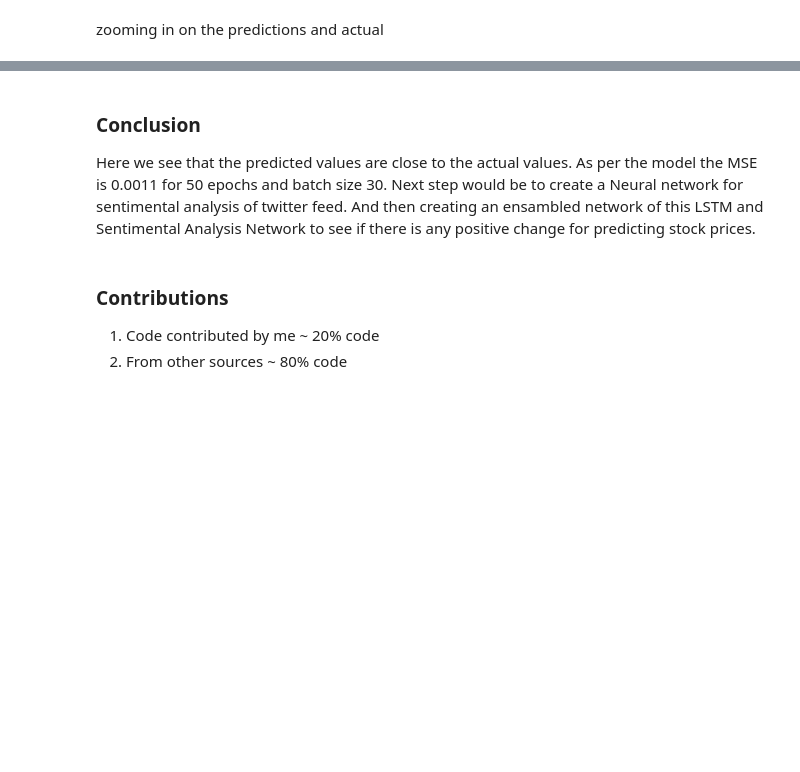
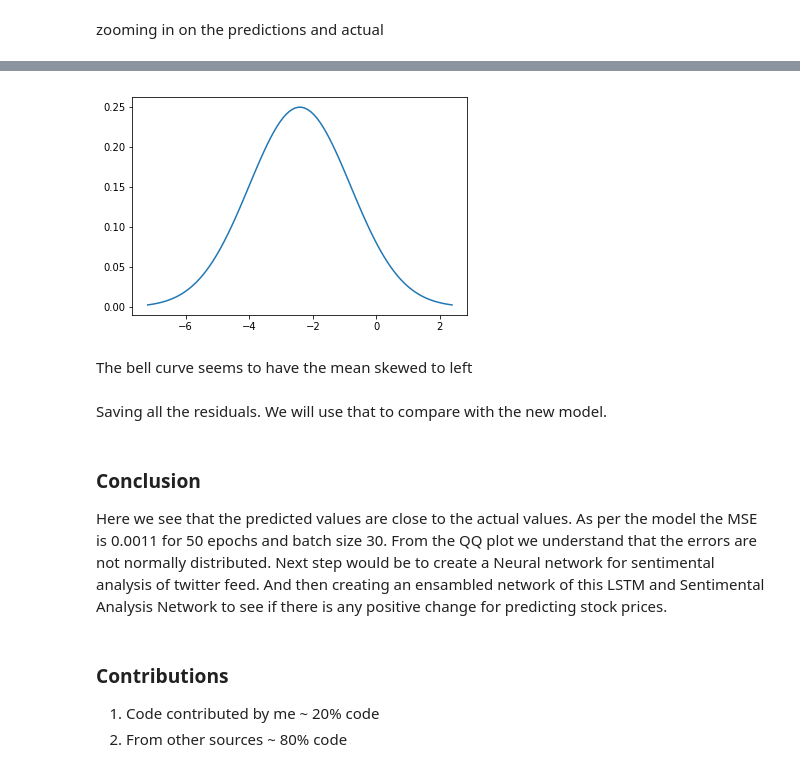
Before and after one commit to ninadsubhedar/StockPredictionWithLSTM, a Jupyter notebook: StockPricePredictionWithLSTM.ipynb, the cells around one changed output, grey strips where cells are left out. Cells and saved outputs as stored; diff of their text form; code cells hidden in the pictures; blank space fills up the shorter version.

```diff
--- a/StockPricePredictionWithLSTM.ipynb
+++ b/StockPricePredictionWithLSTM.ipynb
@@ -203,0 +233,10 @@ plt.legend()
+# %%
+x = np.linspace(mean - 3*std_div, mean + 3*std_div, 100)
+plt.plot(x, stats.norm.pdf(x, mean, std_div))
+plt.show()
+# %% [output]
+[figure, added]
+# %% [markdown]
+The bell curve seems to have the mean skewed to left
+# %% [markdown]
+Saving all the residuals. We will use that to compare with the new model.
@@ -204,8 +245,7 @@ plt.legend()
 # %% [markdown]
 ### Conclusion
 
-Here we see that the predicted values are close to the actual values. As per the model the MSE is 0.0011 for 50 epochs and batch size 30.
-Next step would be to create a Neural network for sentimental analysis of twitter feed. And then creating an ensambled network of this LSTM and Sentimental Analysis Network to see if there is any positive change for predicting stock prices.
+Here we see that the predicted values are close to the actual values. As per the model the MSE is 0.0011 for 50 epochs and batch size 30. From the QQ plot we understand that the errors are not normally distributed. Next step would be to create a Neural network for sentimental analysis of twitter feed. And then creating an ensambled network of this LSTM and Sentimental Analysis Network to see if there is any positive change for predicting stock prices.
 # %% [markdown]
 ### Contributions
 1. Code contributed by me ~ 20% code
```
Also changed, not shown: parts of 22 cells of this notebook, 8 other files.
